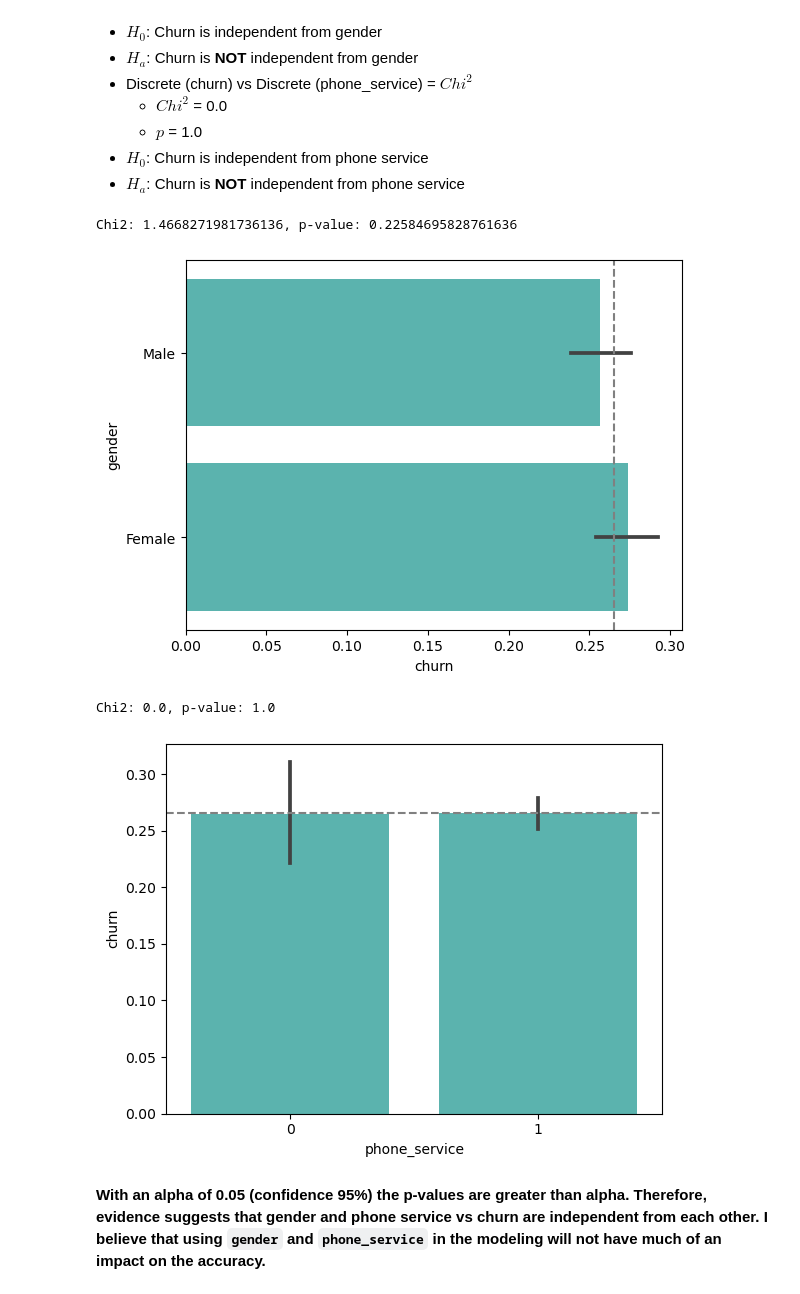
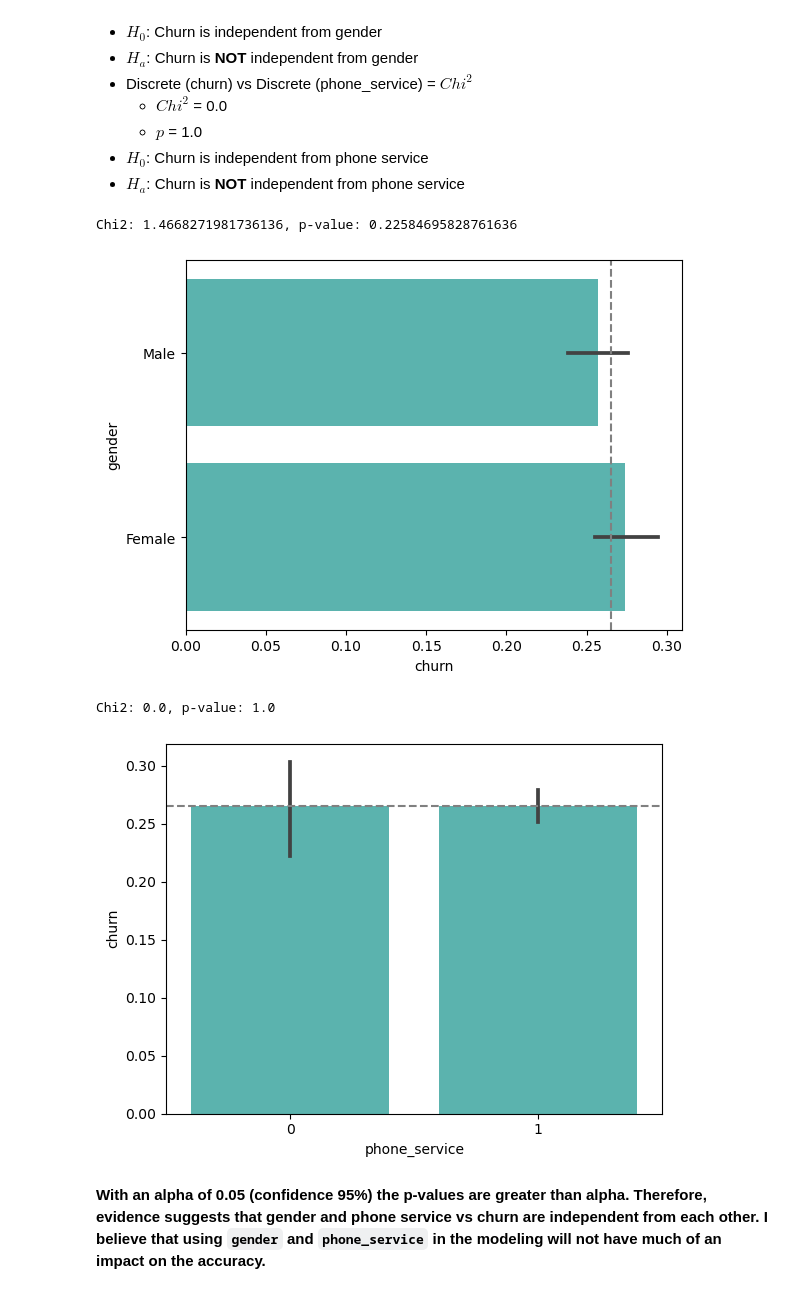
Before and after one commit to tkephart96/project_telco, a Jupyter notebook: telco_mvp.ipynb, the cells around one changed output. Saved outputs shown, nothing was run; the diff lists cells and outputs as text; code cells hidden in the pictures.

Commit message:
updated explore and model

```diff
--- a/telco_mvp.ipynb
+++ b/telco_mvp.ipynb
@@ -188,15 +183,15 @@ Chi2: 19.128273312412432, p-value: 1.2222085951621455e-05
 * $H_0$: Churn is independent from phone service
 * $H_a$: Churn is **NOT** independent from phone service
 # %%
-e.explore_cat(train1,'churn','gender')
+e.explore_cat(train,'churn','gender')
 # %% [output]
 Chi2: 1.4668271981736136, p-value: 0.22584695828761636
-[figure, old version]
+[figure, new version]
 # %%
-e.explore_int(train1,'churn','phone_service')
+e.explore_int(train,'churn','phone_service')
 # %% [output]
 Chi2: 0.0, p-value: 1.0
-[figure, old version]
+[figure, new version]
 # %% [markdown]
 **With an alpha of 0.05 (confidence 95%) the p-values are greater than alpha. Therefore, evidence suggests that gender and phone service vs churn are independent from each other. I believe that using `gender` and `phone_service` in the modeling will not have much of an impact on the accuracy.**
 # %% [markdown]
```
Also changed, not shown: parts of 16 cells of this notebook.
